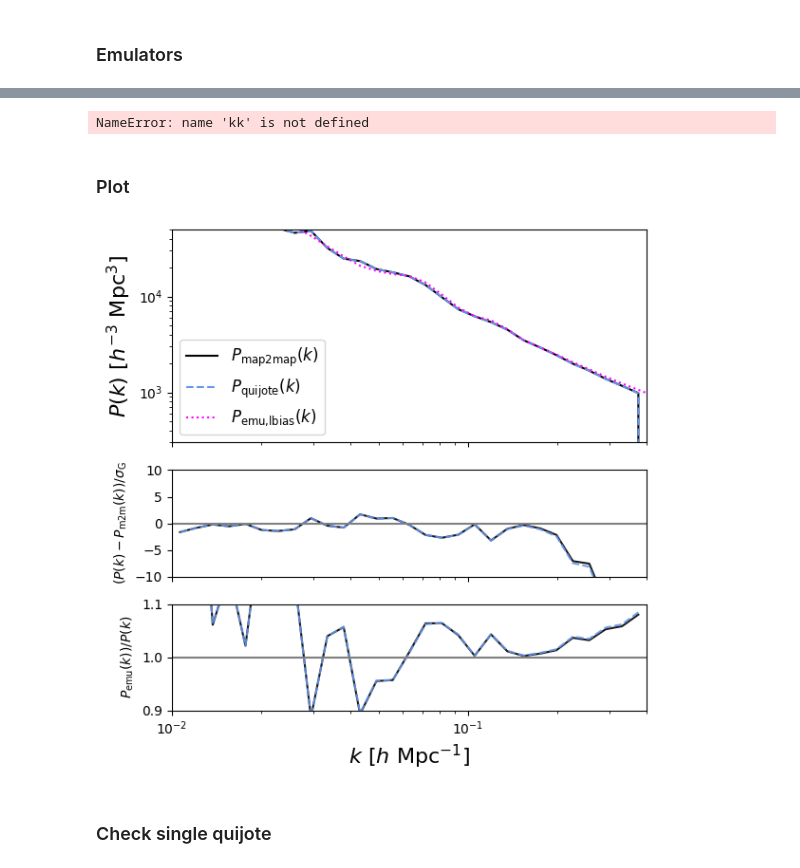
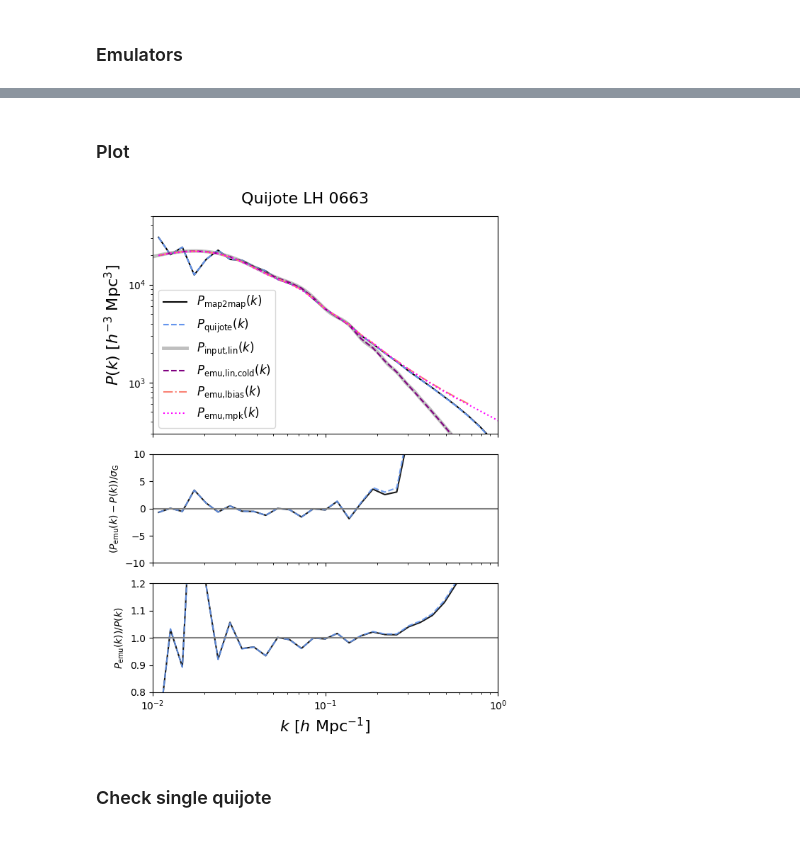
Before and after one commit to kstoreyf/muchisimocks, a Jupyter notebook: notebooks/2024-04-03_check_map2map.ipynb, the cells around one changed output, grey strips where cells are left out. Saved outputs shown, nothing was run; the diff lists cells and outputs as text; code cells hidden in the pictures.

Commit message:
continuing quijote checks

```diff
--- a/notebooks/2024-04-03_check_map2map.ipynb
+++ b/notebooks/2024-04-03_check_map2map.ipynb
@@ -339,4 +344,4 @@ tracer_field = get_tracer_field(bias_terms_eul_pred, bias_vector)
 # %%
 n_grid = 512
-pk_obj = compute_pk(tracer_field, cosmo_Quijote, n_grid)
+pk_obj_pred = compute_pk(tracer_field_pred, cosmo_Quijote, n_grid)
 # %% [output]
@@ -361,3 +363,5 @@ gaussian_error_pk = pk_obj['pk_gaussian_error']
+# %%
+kk = pk_obj_pred['k']
 # %%
 tracer_field_sim = get_tracer_field(bias_terms_eul_sim, bias_vector)
 # %% [output]
@@ -478,78 +505,89 @@ for param_name in param_names:
         emu_param_name = param_names_2_emu_param_names[param_name]
     cosmo_params[emu_param_name] = param_dict[param_name]
 
-# _, pk_lbias, _ = emu_lbias.get_galaxy_real_pk(bias=bias_vector, k=kk,
-#                                                     **cosmo_params)
+# max of lbias emu
+kk_lbias = kk[kk<0.75]
+_, pk_emu_lbias, _ = emu_lbias.get_galaxy_real_pk(bias=bias_vector, k=kk_lbias,
+                                                    **cosmo_params)
 _, pk_emu, = emu_mpk_ext.get_nonlinear_pk(k=kk, cold=True,
                                                         **cosmo_params)
-# %% [output]
-NameError: name 'kk' is not defined
 # %% [markdown]
 ### Plot
+# %%
+# linear
+k_input = cosmo_Quijote._tabPowerSpectrum_z0['x']
+pk_input = cosmo_Quijote._tabPowerSpectrum_z0['y']
+
+k, pk_lin_cold = emu_mpk_ext.get_linear_pk(k=kk, cold=True, **cosmo_params)
 # %%
 nrows, ncols = 3, 1
-fig, axarr = plt.subplots(nrows, ncols, figsize=(6,6), sharex=True, height_ratios=[2,1,1])
-plt.subplots_adjust(hspace=0.01)
+fig, axarr = plt.subplots(nrows, ncols, figsize=(6,8), sharex=True, height_ratios=[2,1,1])
+plt.subplots_adjust(hspace=0.01, wspace=0.01)
 ax, ax1, ax2 = axarr
 
-color_pk, color_pk_cold, color_pk_tot = 'black', 'blue', 'purple',
-color_pk_emu, color_pk_lbias_public = 'magenta', 'salmon'
-color_inlin = 'green'
+color_pk_pred, color_pk_cold, color_pk_tot = 'black', 'purple', 'navy',
+color_pk_emu, color_pk_emu_lbias = 'magenta', 'salmon'
+color_inlin = 'grey'
 color_pk_sim = 'cornflowerblue'
 
 n_plot = 1
 
+# the predictions are from map2map, computed by Marcos
+pk_m2m = pk_obj_pred['pk']
+pk_sim = pk_obj_sim['pk']
+gaussian_error_pk_pred = pk_obj_pred['pk_gaussian_error']
+gaussian_error_pk_sim = pk_obj_sim['pk_gaussian_error']
 
-pk_m2m = pk_obj['pk']
-ax.loglog(kk, pk_m2m, label=r'$P_\text{map2map}(k)$', color=color_pk)
-ax.loglog(kk, pk_obj_sim['pk'], ls='--', label=r'$P_\text{quijote}(k)$', color=color_pk_sim)
-# ax.loglog(k_input, pk_input, label=r'$P_\text{input,lin}(k)$', color=color_inlin, lw=4)
-# ax.loglog(k, pk_lin_cold, label=r'$P_\text{emu,lin,cold}(k)$', color=color_pk_cold)
+plt.suptitle(f'Quijote LH {idx_LH_str}', fontsize=16)
+
+ax.loglog(kk, pk_m2m, label=r'$P_\text{map2map}(k)$', color=color_pk_pred)
+ax.loglog(kk, pk_sim, ls='--', label=r'$P_\text{quijote}(k)$', color=color_pk_sim)
+ax.loglog(k_input, pk_input, label=r'$P_\text{input,lin}(k)$', color=color_inlin, lw=3.5, alpha=0.5)
+ax.loglog(k, pk_lin_cold, label=r'$P_\text{emu,lin,cold}(k)$', color=color_pk_cold, ls='--')
 # ax.loglog(k, pk_lin_total, label=r'$P_\text{emu,lin,tot}(k)$', ls='--', color=color_pk_tot)
-ax.loglog(kk, pk_emu, label=r'$P_\text{emu,lbias}(k)$', ls=':', color=color_pk_emu)
-# ax.loglog(k, pk_lbias_public, label=r'$P_\text{emu,lbiaspub}(k)$', ls='-.', color=color_pk_lbias_public)
+ax.loglog(kk_lbias, pk_emu_lbias, label=r'$P_\text{emu,lbias}(k)$', ls='-.', color=color_pk_emu_lbias)
+ax.loglog(kk, pk_emu, label=r'$P_\text{emu,mpk}(k)$', ls=':', color=color_pk_emu)
 
 #ax.loglog(kk, Pk_lin[idx_LH], label=r'$P_\text{lin}(k)$')
 #ax.loglog(kk, Pk_nl[idx_LH], label=r'$P_\text{nl}(k)$')
 
-denom = gaussian_error_pk
-
 alpha = 0.9
-ax1.plot(kk, (pk_m2m-pk_emu)/denom, ls='-', alpha=alpha, color=color_pk)
-ax1.plot(kk, (pk_obj_sim['pk']-pk_emu)/denom, ls='--', alpha=alpha, color=color_pk_sim)
+ax1.plot(kk, (pk_emu-pk_m2m)/gaussian_error_pk_pred, ls='-', alpha=alpha, color=color_pk_pred)
+ax1.plot(kk, (pk_emu-pk_sim)/gaussian_error_pk_sim, ls='--', alpha=alpha, color=color_pk_sim)
 # ax1.plot(k, (pk_lbias_public-pk_m2m)/denom, ls='-.', alpha=0.5, color=color_pk_lbias_public)
 
 # actually compare to emu !
-
-ax2.plot(kk, pk_emu/pk_m2m, ls='-', alpha=alpha, color=color_pk)
-ax2.plot(kk, pk_emu/pk_obj_sim['pk'], ls='--', alpha=alpha, color=color_pk_sim)
+ax2.plot(kk, pk_emu/pk_m2m, ls='-', alpha=alpha, color=color_pk_pred)
+ax2.plot(kk, pk_emu/pk_sim, ls='--', alpha=alpha, color=color_pk_sim)
 
 
 # ax2.plot(k, (pk_lbias-pk_m2m)/pk_m2m, ls=':', alpha=0.5, color=color_pk_lbias)
 # ax2.plot(k, (pk_obj_sim['pk']-pk_m2m)/pk_m2m, ls='-', alpha=0.5, color=color_pk_sim)
 
 ax1.axhline(0.0, color='grey')
 #ax2.axhline(0.0, color='grey')
 ax2.axhline(1.0, color='grey')
 
 ax2.set_xlabel(r'$k \,\, [h \,\, {\rm Mpc}^{-1}]$', fontsize=16)
 ax.set_ylabel(r'$P(k) \,\, [h^{-3} \,\, {\rm Mpc}^3]$', fontsize=16)
-ax1.set_ylabel(r'$(P(k)-P_\text{m2m}(k))/\sigma_\text{G}$')
+ax1.set_ylabel(r'$(P_\text{emu}(k)-P(k))/\sigma_\text{G}$')
 #ax2.set_ylabel(r'$(P(k)-P_\text{map2map}(k))$'+'\n'+r'$/P_\text{map2map}(k)$')
 ax2.set_ylabel(r'$P_\text{emu}(k))/P(k)$')
-ax.set_xlim(1e-2, 0.4)
+ax.set_xlim(1e-2, 1)
 ax.set_ylim(3e2, 5e4)
 
 ax1.set_ylim(-10, 10)
 #ax2.set_ylim(-0.1, 0.1)
-ax2.set_ylim(0.9, 1.1)
+ax2.set_ylim(0.8, 1.2)
+#ax2.set_ylim(0.5, 1.5)
+
 
 ax.legend(fontsize=12)
 
 mpl.pyplot.tight_layout()
 mpl.pyplot.show()
 # %% [output]
-[figure, old version]
+[figure, new version]
 # %% [markdown]
 ### Check single quijote
 # %%
```
Also changed, not shown: parts of 40 cells of this notebook, 3 other files.
